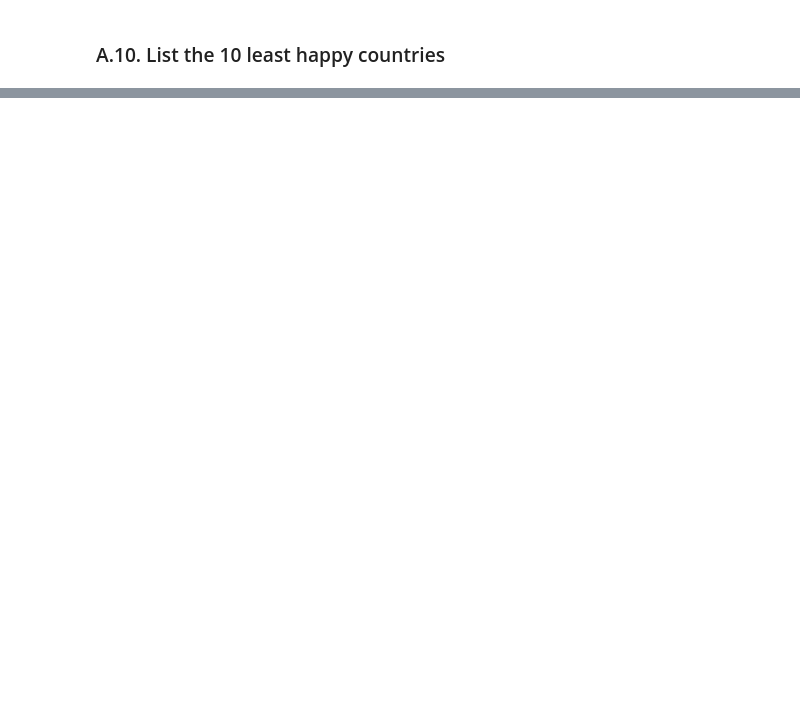
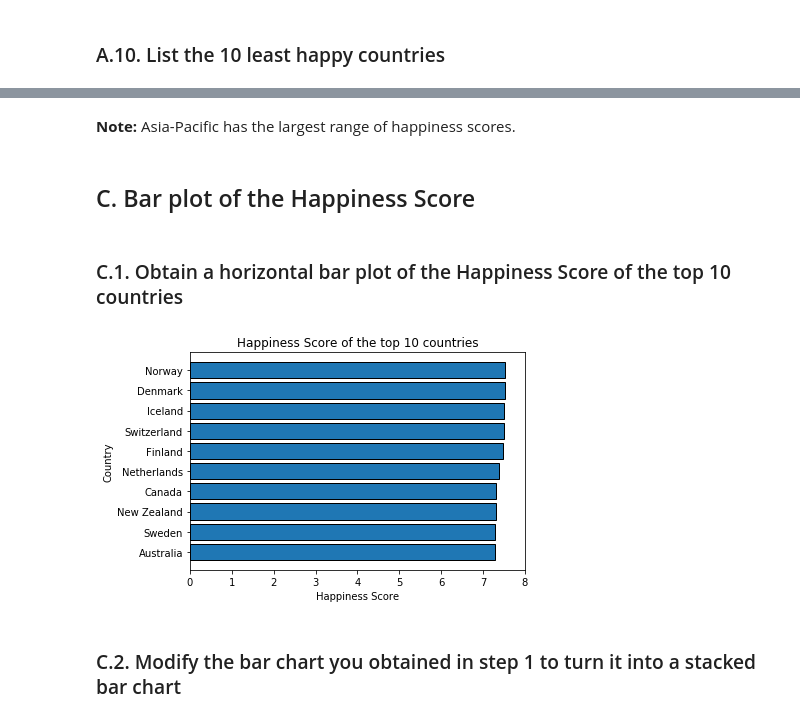
Before and after one commit to jeanrichard/epflx-adsml19-course1-project, a Jupyter notebook: course-01-project.ipynb, the cells around one changed output, grey strips where cells are left out. Saved outputs shown, nothing was run; the diff lists cells and outputs as text; code cells hidden in the pictures; blank space fills up the shorter version.

```diff
--- a/course-01-project.ipynb
+++ b/course-01-project.ipynb
@@ -130,0 +167,8 @@ describe_less(df)
+# %%
+dfclean.loc[dfclean['Country'] == 'Ukraine', 'Region'] = 'Eastern Europe'
+
+(dfclean
+ .groupby(by='Region') \
+ .agg({'Country': 'count'})
+ .rename(columns={'Country': 'Countries'})
+)
@@ -130,0 +255,29 @@ describe_less(df)
+# %% [markdown]
+**Note:** Asia-Pacific has the largest range of happiness scores.
+# %% [markdown]
+## C. Bar plot of the Happiness Score
+# %% [markdown]
+### C.1. Obtain a horizontal bar plot of the Happiness Score of the top 10 countries
+# %%
+df_top10 = dfclean.nlargest(n=10, columns='Happiness Score')
+
+# Ensure countries appear in ascending order along the y-axis:
+df_top10_asc = df_top10.iloc[::-1]
+
+# Create the plot:
+y_coords = np.arange(len(df_top10_asc))
+y_labels = df_top10_asc['Country']
+
+# Plot horizontal bars in parallel:
+plt.barh(y_coords, df_top10_asc['Happiness Score'], edgecolor='black')
+
+plt.yticks(y_coords, y_labels)
+plt.xlim(0, 8)
+plt.ylabel('Country')
+plt.xlabel('Happiness Score')
+plt.title('Happiness Score of the top 10 countries')
+plt.show()
+# %% [output]
+[figure, added]
+# %% [markdown]
+### C.2. Modify the bar chart you obtained in step 1 to turn it into a stacked bar chart
```
Also changed, not shown: parts of 46 cells of this notebook.
